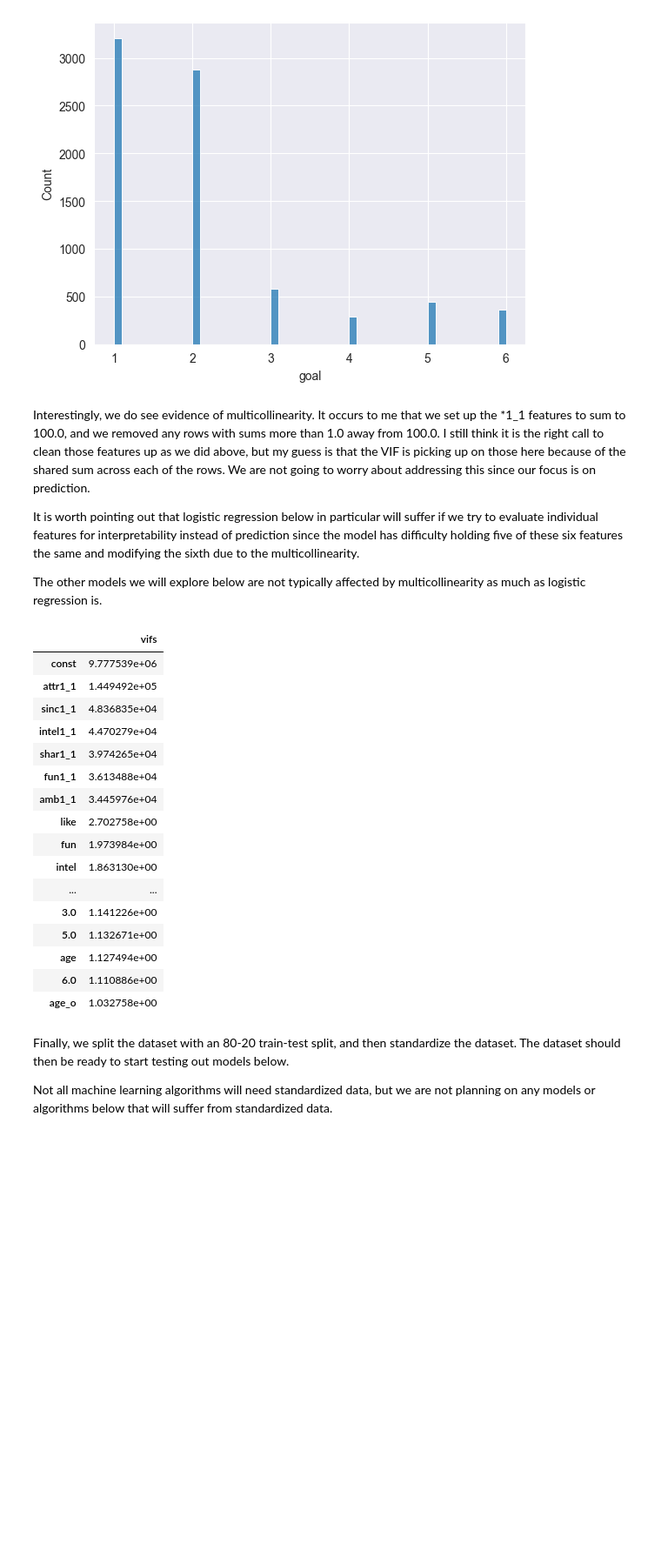
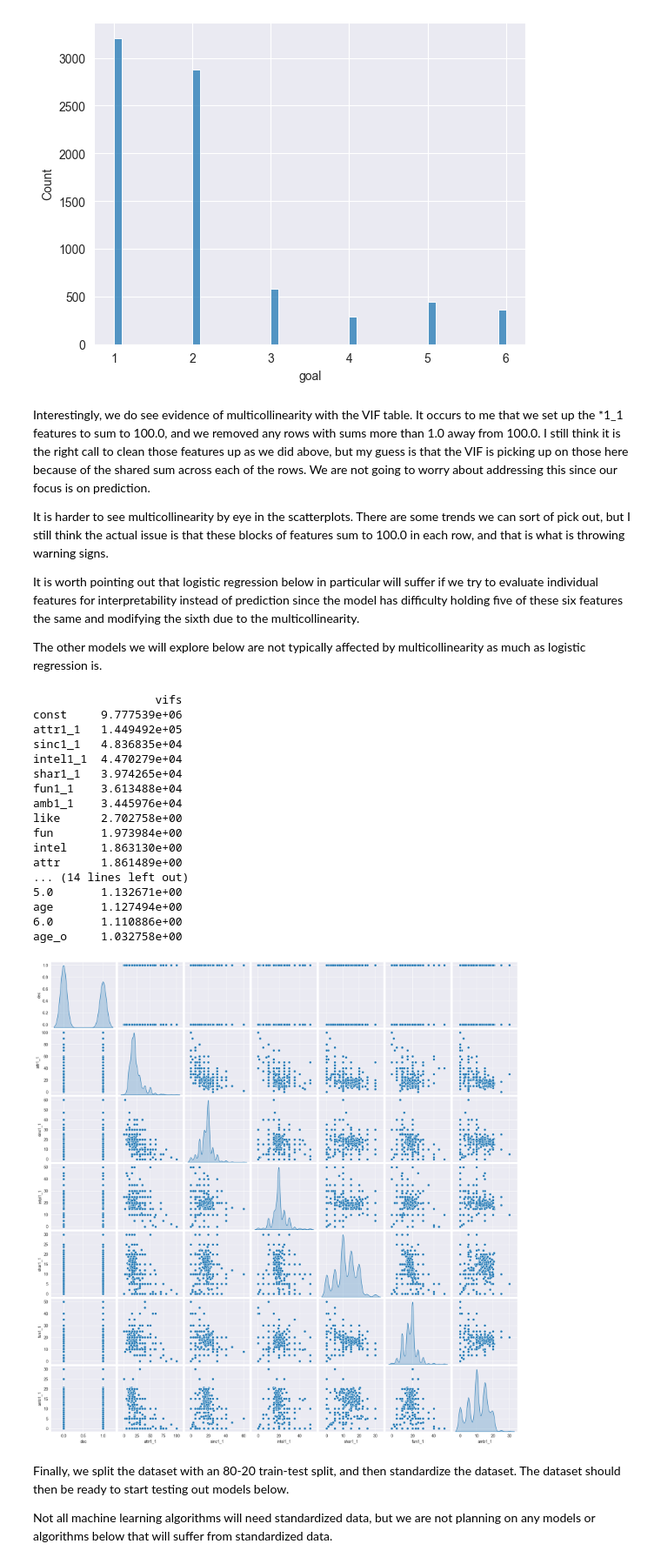
Before and after one commit to jhleakakos/msds-supervised-learning-final, a Jupyter notebook: speedy_dates.ipynb, the cells around one changed output. Shown at 87% size. Saved outputs shown, nothing was run; the diff lists cells and outputs as text; code cells hidden in the pictures; blank space fills up the shorter version.

```diff
--- a/speedy_dates.ipynb
+++ b/speedy_dates.ipynb
@@ -637,7 +640,9 @@ df_encoded.columns = df_encoded.columns.astype(str)
 # %% [output]
 [figure]
 # %% [markdown]
-Interestingly, we do see evidence of multicollinearity. It occurs to me that we set up the *1_1 features to sum to 100.0, and we removed any rows with sums more than 1.0 away from 100.0. I still think it is the right call to clean those features up as we did above, but my guess is that the VIF is picking up on those here because of the shared sum across each of the rows. We are not going to worry about addressing this since our focus is on prediction.
+Interestingly, we do see evidence of multicollinearity with the VIF table. It occurs to me that we set up the *1_1 features to sum to 100.0, and we removed any rows with sums more than 1.0 away from 100.0. I still think it is the right call to clean those features up as we did above, but my guess is that the VIF is picking up on those here because of the shared sum across each of the rows. We are not going to worry about addressing this since our focus is on prediction.
+
+It is harder to see multicollinearity by eye in the scatterplots. There are some trends we can sort of pick out, but I still think the actual issue is that these blocks of features sum to 100.0 in each row, and that is what is throwing warning signs.
 
 It is worth pointing out that logistic regression below in particular will suffer if we try to evaluate individual features for interpretability instead of prediction since the model has difficulty holding five of these six features the same and modifying the sixth due to the multicollinearity.
 
@@ -645,25 +650,37 @@ The other models we will explore below are not typically affected by multicollin
 # %%
 # Calculating VIF
 vif_df = add_constant(df_encoded.drop('dec', axis=1))
-pd.DataFrame([variance_inflation_factor(vif_df.values, i) for i in range(vif_df.shape[1])], vif_df.columns, columns=['vifs']).sort_values(by='vifs', ascending=False)
+print(
+    pd.DataFrame(
+        [variance_inflation_factor(vif_df.values, i) for i in range(vif_df.shape[1])]
+        , vif_df.columns
+        , columns=['vifs']
+    ).sort_values(by='vifs', ascending=False)
+)
+
+sns.pairplot(
+    df_encoded[['dec', 'attr1_1', 'sinc1_1', 'intel1_1', 'shar1_1', 'fun1_1', 'amb1_1']]
+    , diag_kind='kde'
+);
 # %% [output]
-|  | vifs |
-| const | 9.777539e+06 |
-| attr1_1 | 1.449492e+05 |
-| sinc1_1 | 4.836835e+04 |
-| intel1_1 | 4.470279e+04 |
-| shar1_1 | 3.974265e+04 |
-| fun1_1 | 3.613488e+04 |
-| amb1_1 | 3.445976e+04 |
-| like | 2.702758e+00 |
-| fun | 1.973984e+00 |
-| intel | 1.863130e+00 |
-| ... | ... |
-| 3.0 | 1.141226e+00 |
-| 5.0 | 1.132671e+00 |
-| age | 1.127494e+00 |
-| 6.0 | 1.110886e+00 |
-| age_o | 1.032758e+00 |
+                  vifs
+const     9.777539e+06
+attr1_1   1.449492e+05
+sinc1_1   4.836835e+04
+intel1_1  4.470279e+04
+shar1_1   3.974265e+04
+fun1_1    3.613488e+04
+amb1_1    3.445976e+04
+like      2.702758e+00
+fun       1.973984e+00
+intel     1.863130e+00
+attr      1.861489e+00
+... (14 lines left out)
+5.0       1.132671e+00
+age       1.127494e+00
+6.0       1.110886e+00
+age_o     1.032758e+00
+[figure, added]
 # %% [markdown]
 Finally, we split the dataset with an 80-20 train-test split, and then standardize the dataset. The dataset should then be ready to start testing out models below.
 
```
Also changed, not shown: parts of 11 cells of this notebook, 1 other file.
